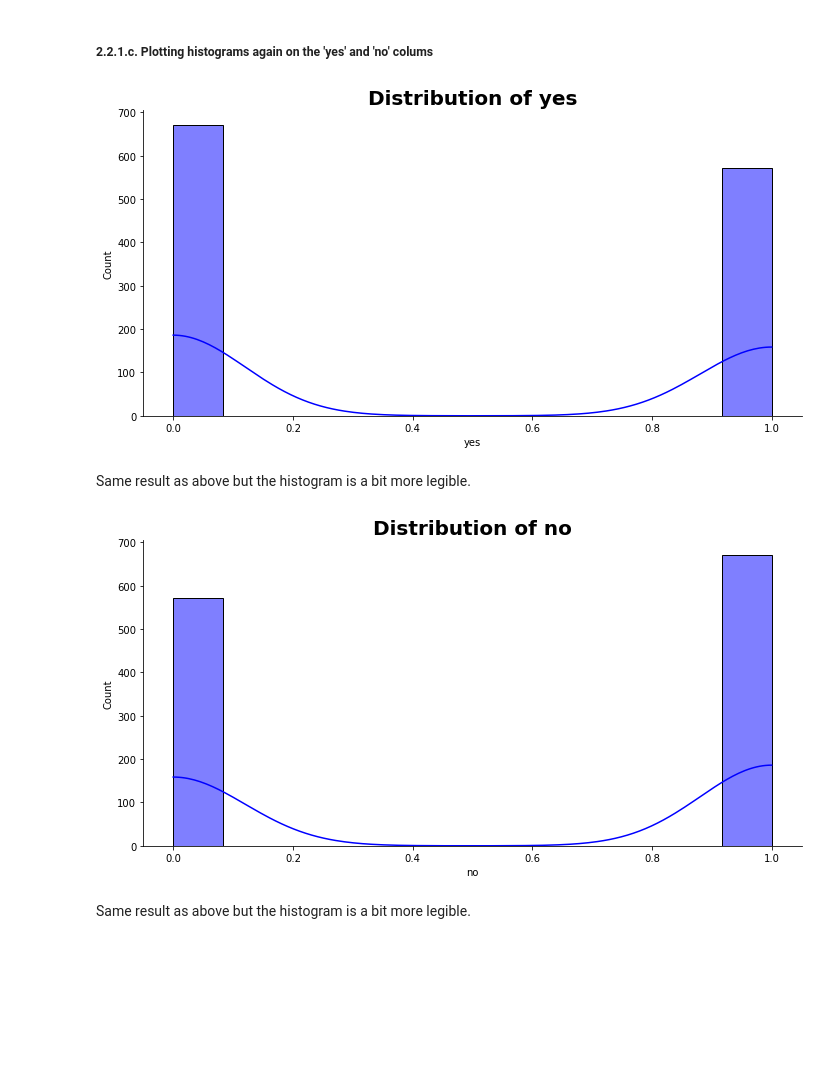
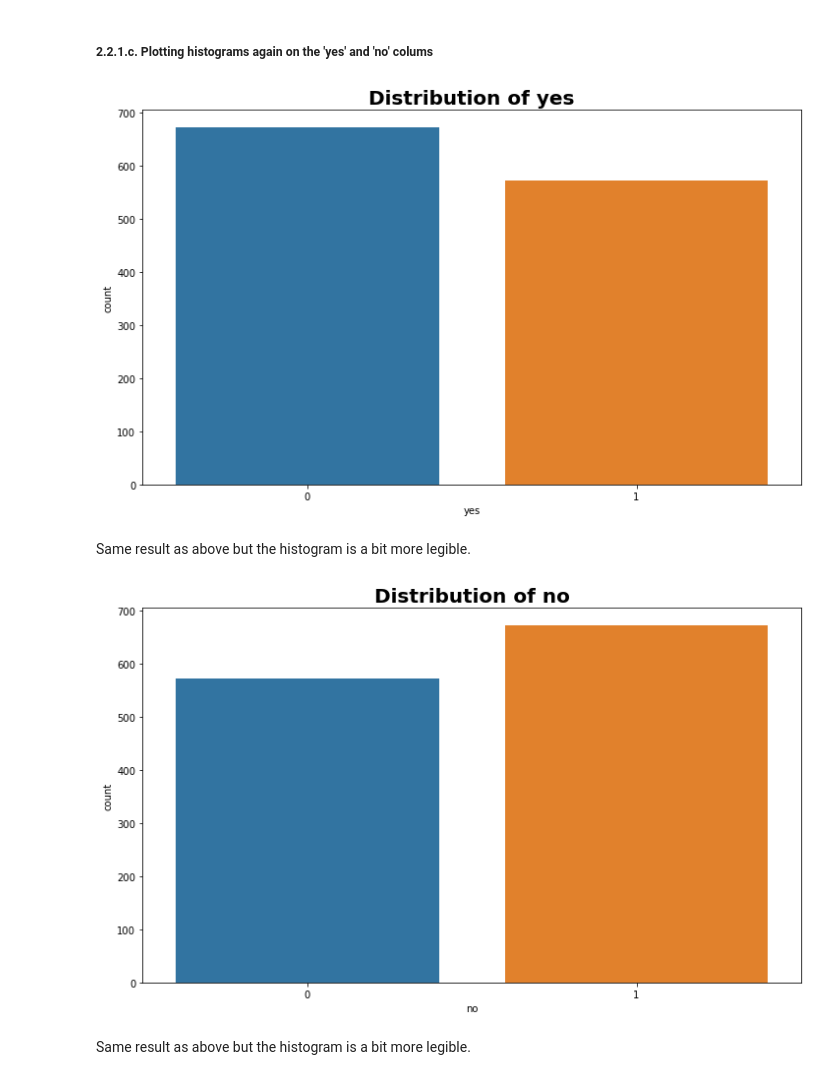
Before and after one commit to Group-6-10Academy/smart_ad_ABtesting, a Jupyter notebook: notebooks/new_EDA.ipynb, the cells around one changed output. Drawn from its saved outputs; the diff is of its cells as text; code cells hidden in the pictures; blank space fills up the shorter version.

```diff
--- a/notebooks/new_EDA.ipynb
+++ b/notebooks/new_EDA.ipynb
@@ -35,10 +35,10 @@ for dirname, _, filenames in os.walk('../data/'):
 # %%
 # load data
 
-loader = ReadData()
+# loader = ReadData()
 ad_df = loader.read_csv('../data/AdSmartABdata.csv')
-raw = pd.read_csv('../data/AdSmartABdata.csv')
 ad_df.head()
+# raw = pd.read_csv('../data/AdSmartABdata.csv')
 # raw.head()
 # %% [output]
 |  | auction_id | experiment | date | hour | device_make | platform_os | browser | yes | no |
@@ -420,17 +424,17 @@ raw_copy
 # %%
 # histogram of 'yes' column
 
-VisualiseDf.plot_hist(raw_copy,'yes','blue')
+VisualiseDf.plot_count(raw_copy,'yes')
 # %% [output]
-[figure, old version]
+[figure, new version]
 # %% [markdown]
 Same result as above but the histogram is a bit more legible.
 # %%
 # histogram of 'no' column
 
-VisualiseDf.plot_hist(raw_copy,'no','blue')
+VisualiseDf.plot_count(raw_copy,'no')
 # %% [output]
-[figure, old version]
+[figure, new version]
 # %% [markdown]
 Same result as above but the histogram is a bit more legible.
 # %% [markdown]
```
Also changed, not shown: parts of 25 cells of this notebook.
